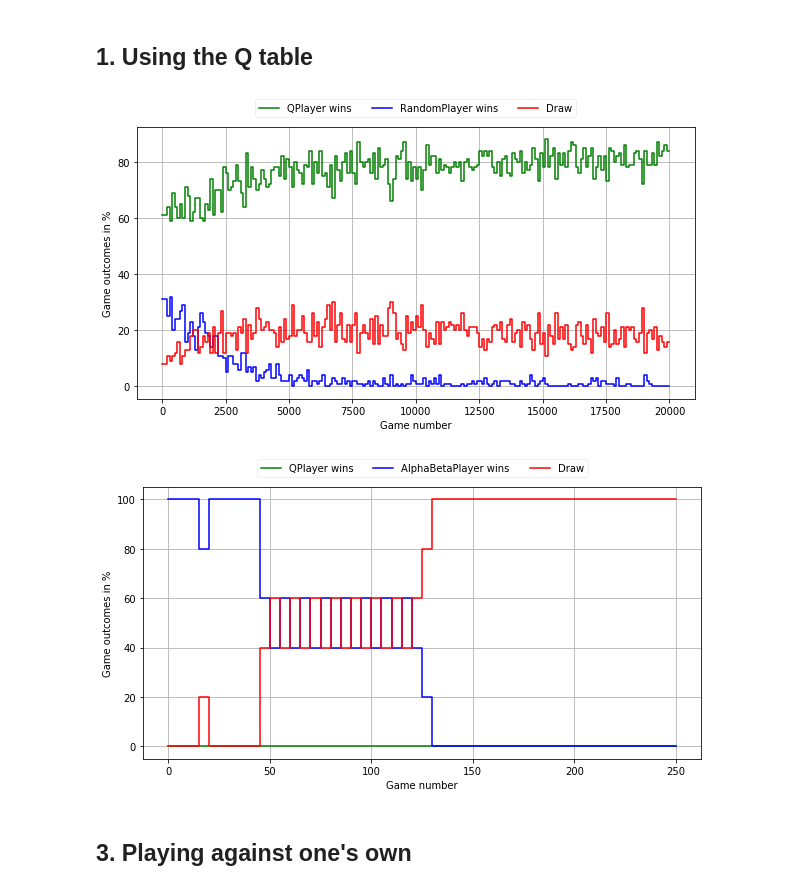
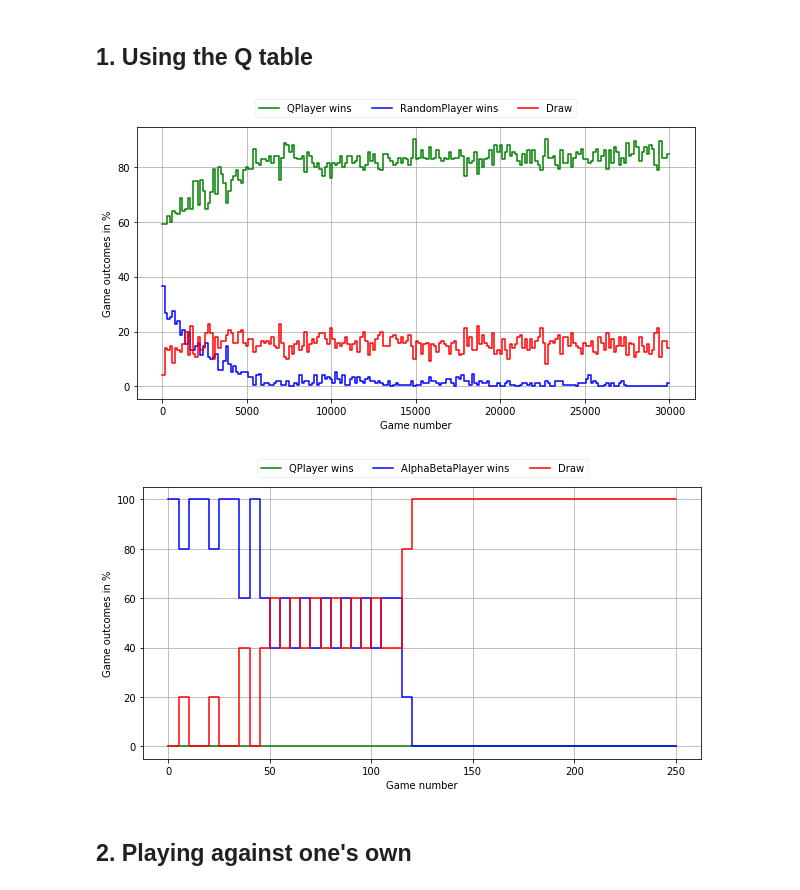
Before and after one commit to simonaertssen/TicTacToe-Reinforcement-Learning, a Jupyter notebook: TrainPlayers.ipynb, the cells around one changed output. Cells and saved outputs as stored; diff of their text form; code cells hidden in the pictures.

```diff
--- a/TrainPlayers.ipynb
+++ b/TrainPlayers.ipynb
@@ -37,19 +37,19 @@ def test(player1, player2, rounds=10, battles=10):
 # %% [markdown]
 ## 1. Using the Q table
 # %%
-QPlayer1 = QPlayer(lr=0.9, lrdecay=0.95, exploration=0.1, explorationdecay=0.99)
+QPlayer1 = QPlayer(lr=0.9, lrdecay=1., exploration=0.1, explorationdecay=0.8)
 QPlayer1.rewards = {"WINNER": 1.0, "LOSER":-1.0, "MADEDRAW":0.8, "CHOSEDRAW":0.5}
 
-train(QPlayer1, RandomPlayer(), rounds=200, battles=100)
+train(QPlayer1, RandomPlayer(), rounds=200, battles=150)
 # %% [output]
-[figure, old version]
+[figure, new version]
 # %%
-QPlayer2 = QPlayer(lr=0.7, lrdecay=0.95, exploration=0.3, explorationdecay=0.95)
+QPlayer2 = QPlayer(lr=0.7, lrdecay=1.0, exploration=0.3, explorationdecay=0.95)
 QPlayer2.rewards = {"WINNER": 1.0, "LOSER":-1.0, "MADEDRAW":0.8, "CHOSEDRAW":0.5}
 
 train(QPlayer2, AlphaBetaPlayer(), rounds=50, battles=5)
 QPlayer2.savePolicy()
 # %% [output]
-[figure, old version]
+[figure, new version]
 # %% [markdown]
-## 3. Playing against one's own
+## 2. Playing against one's own
```
Also changed, not shown: parts of 15 cells of this notebook.
